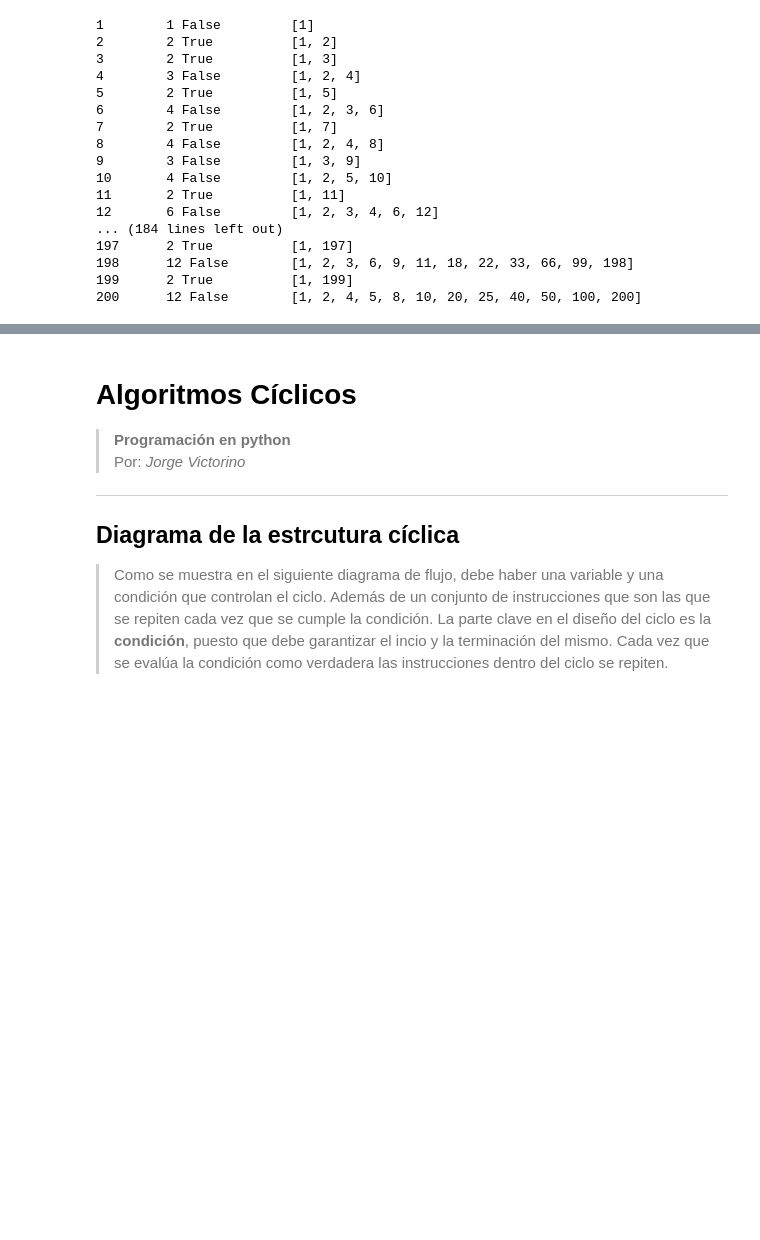
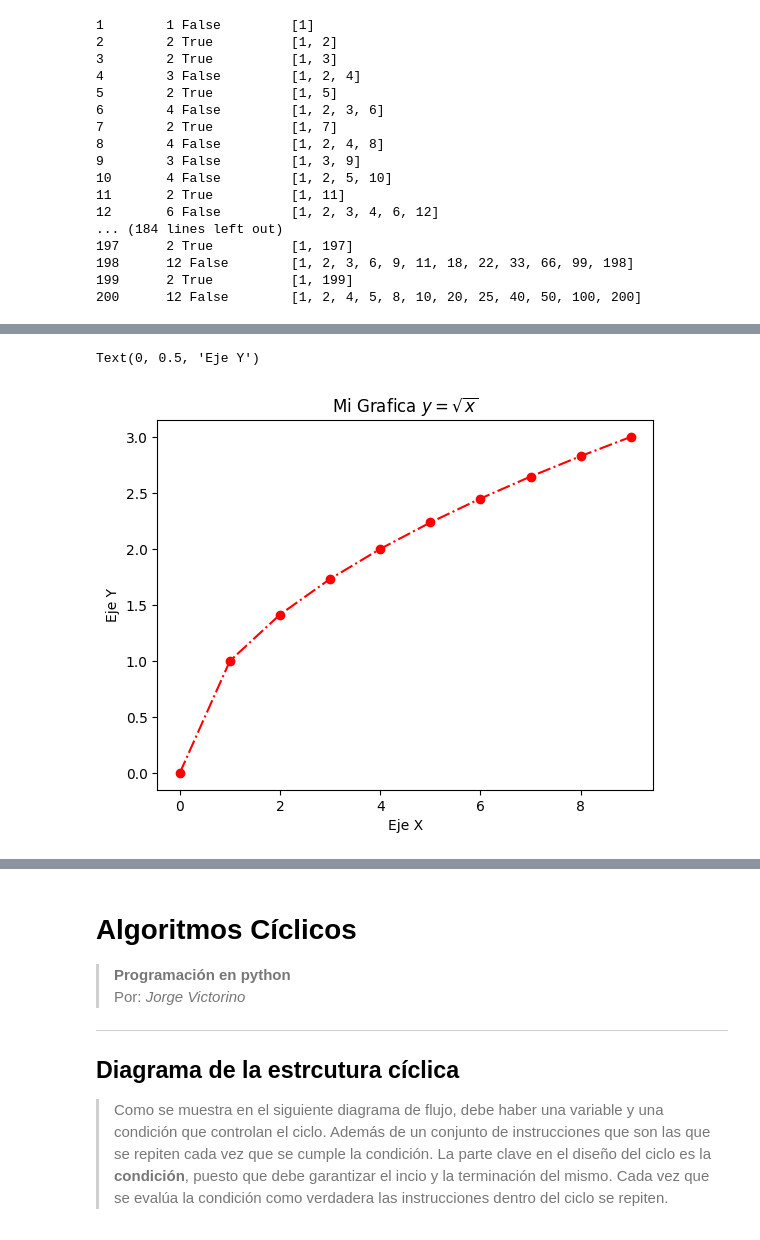
Before and after one commit to ccbeltran/Curso.Prep.Henry, a Jupyter notebook: 04_algoritmosCondicionales.ipynb, the cells around one changed output, grey strips where cells are left out. Cells and saved outputs as stored; diff of their text form; code cells hidden in the pictures; blank space fills up the shorter version.

```diff
--- a/04_algoritmosCondicionales.ipynb
+++ b/04_algoritmosCondicionales.ipynb
@@ -550,0 +576,13 @@ for l in range(1, 201):
+# %%
+import matplotlib.pyplot as plt
+x = list(range(10))
+y = []
+for i in x:
+    y.append(i**0.5)
+plt.plot(x,y, 'o-.', color='red')
+plt.title("Mi Grafica $y=\sqrt{x}$")
+plt.xlabel("Eje X")
+plt.ylabel("Eje Y")
+# %% [output]
+Text(0, 0.5, 'Eje Y')
+[figure, added]
```
Also changed, not shown: parts of 4 cells of this notebook.
